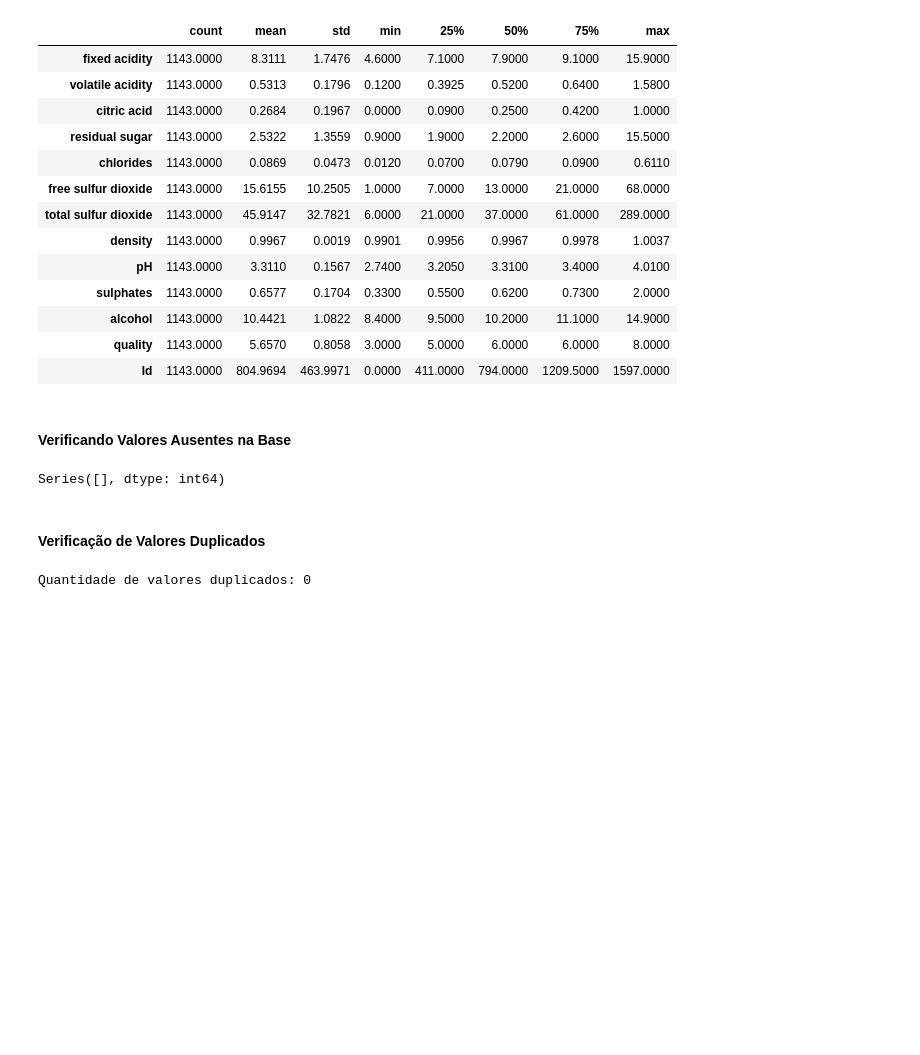
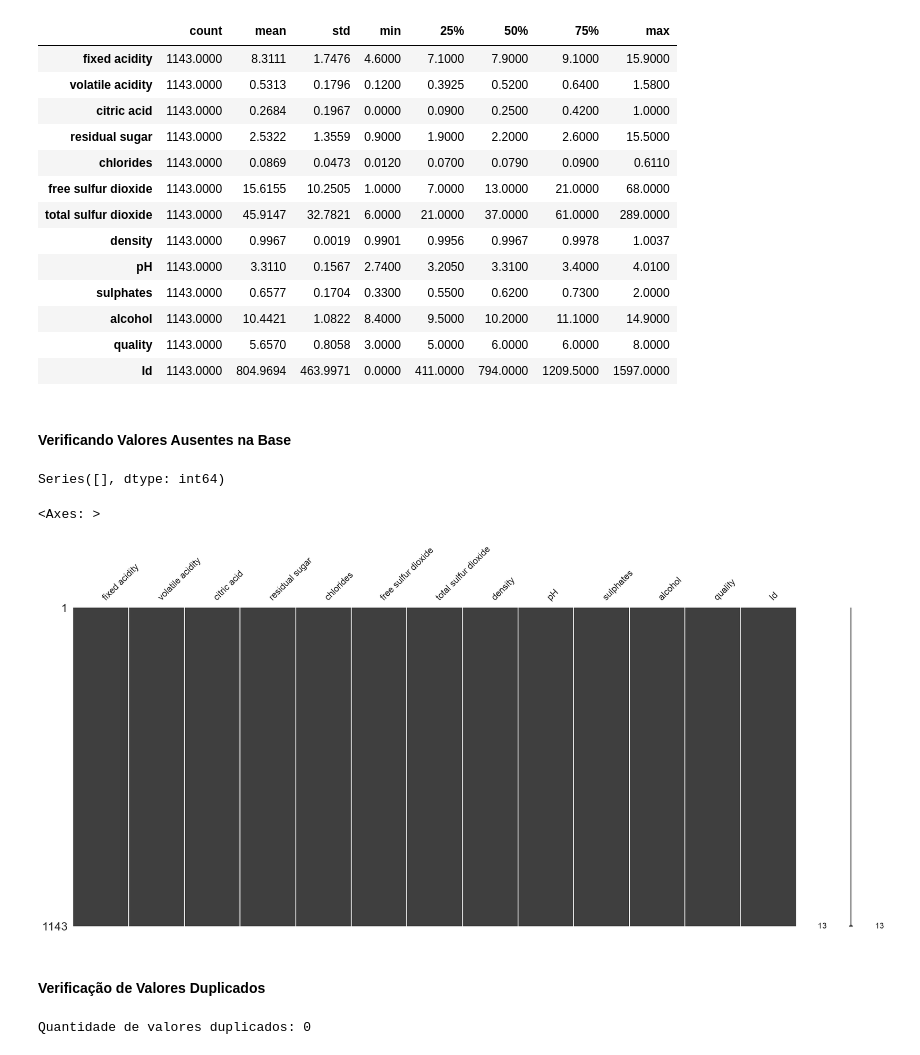
Before and after one commit to bruno88rick/wine-quality-classification, a Jupyter notebook: notebooks/wine_classification.ipynb, the cells around one changed output. Cells and saved outputs as stored; diff of their text form; code cells hidden in the pictures; blank space fills up the shorter version.

```diff
--- a/notebooks/wine_classification.ipynb
+++ b/notebooks/wine_classification.ipynb
@@ -172,6 +173,11 @@ missing_values = df.isnull().sum().sort_values(ascending=False)
 missing_values[missing_values > 0]
 # %% [output]
 Series([], dtype: int64)
+# %%
+msno.matrix(df)
+# %% [output]
+<Axes: >
+[figure, added]
 # %% [markdown]
 #### Verificação de Valores Duplicados
 # %%
```
Also changed, not shown: parts of 2 cells of this notebook, 1 other file.
